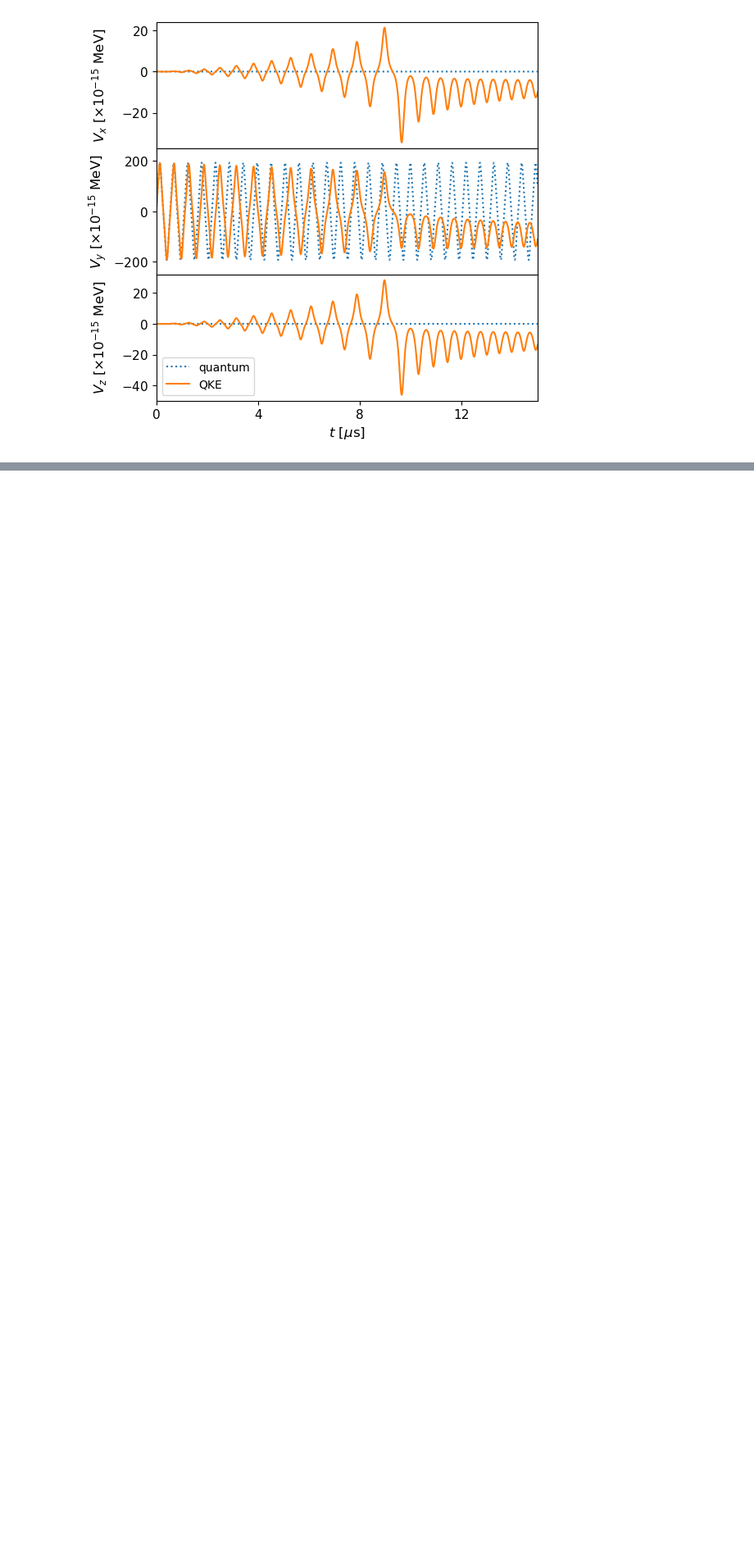
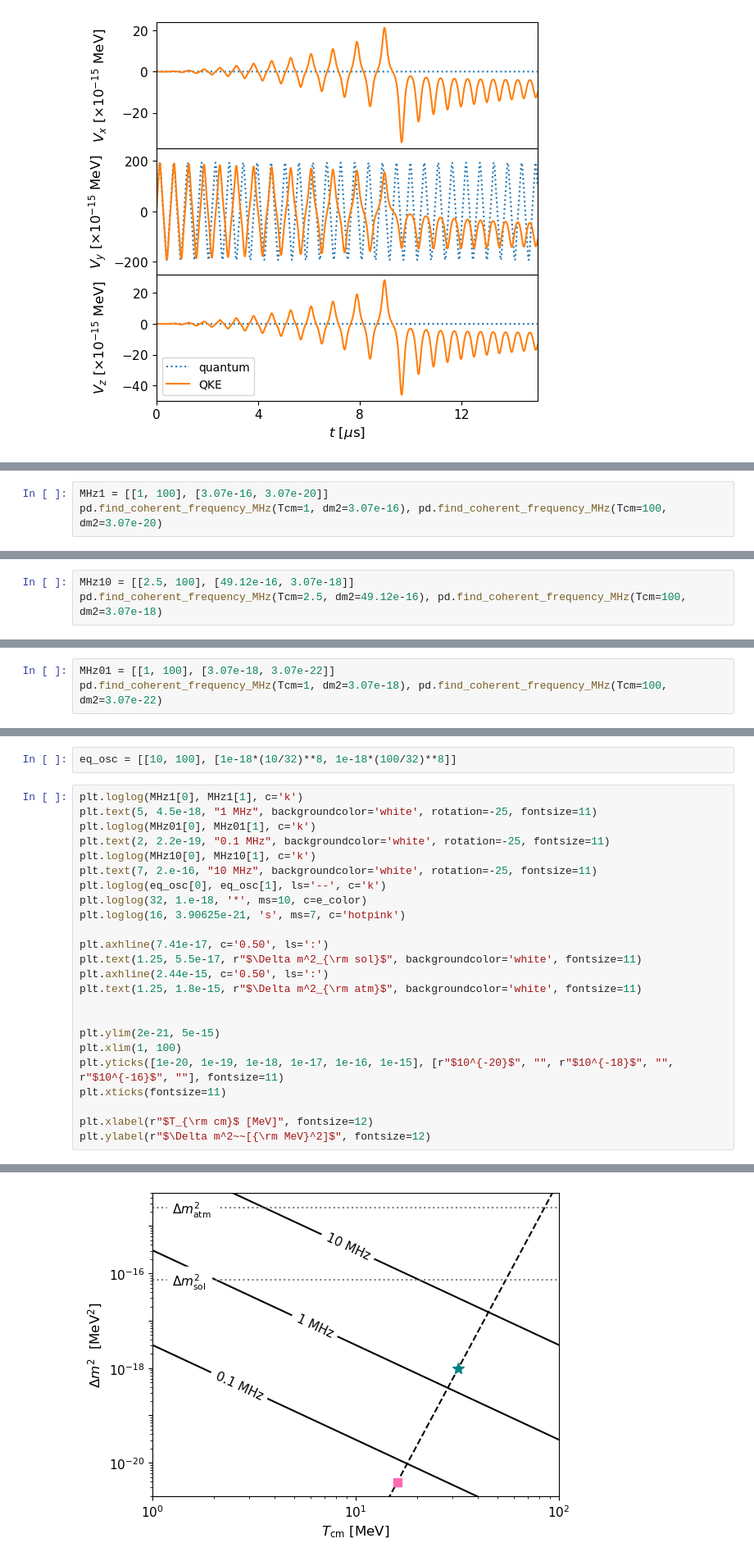
Before and after one commit to nuLABatUSD/QKESolveMPI, a Jupyter notebook: analysis/QKEPaperFigs.ipynb, the cells around one changed output, grey strips where cells are left out. Shown at 82% size. Drawn from its saved outputs; the diff is of its cells as text; blank space fills up the shorter version.

```diff
--- a/analysis/QKEPaperFigs.ipynb
+++ b/analysis/QKEPaperFigs.ipynb
@@ -152,0 +162,3 @@ plt.show()
+# %%
+MHz1 = [[1, 100], [3.07e-16, 3.07e-20]]
+pd.find_coherent_frequency_MHz(Tcm=1, dm2=3.07e-16), pd.find_coherent_frequency_MHz(Tcm=100, dm2=3.07e-20)
@@ -152,0 +167,3 @@ plt.show()
+# %%
+MHz10 = [[2.5, 100], [49.12e-16, 3.07e-18]]
+pd.find_coherent_frequency_MHz(Tcm=2.5, dm2=49.12e-16), pd.find_coherent_frequency_MHz(Tcm=100, dm2=3.07e-18)
@@ -152,0 +172,3 @@ plt.show()
+# %%
+MHz01 = [[1, 100], [3.07e-18, 3.07e-22]]
+pd.find_coherent_frequency_MHz(Tcm=1, dm2=3.07e-18), pd.find_coherent_frequency_MHz(Tcm=100, dm2=3.07e-22)
@@ -152,0 +177,27 @@ plt.show()
+# %%
+eq_osc = [[10, 100], [1e-18*(10/32)**8, 1e-18*(100/32)**8]]
+# %%
+plt.loglog(MHz1[0], MHz1[1], c='k')
+plt.text(5, 4.5e-18, "1 MHz", backgroundcolor='white', rotation=-25, fontsize=11)
+plt.loglog(MHz01[0], MHz01[1], c='k')
+plt.text(2, 2.2e-19, "0.1 MHz", backgroundcolor='white', rotation=-25, fontsize=11)
+plt.loglog(MHz10[0], MHz10[1], c='k')
+plt.text(7, 2.e-16, "10 MHz", backgroundcolor='white', rotation=-25, fontsize=11)
+plt.loglog(eq_osc[0], eq_osc[1], ls='--', c='k')
+plt.loglog(32, 1.e-18, '*', ms=10, c=e_color)
+plt.loglog(16, 3.90625e-21, 's', ms=7, c='hotpink')
+
+plt.axhline(7.41e-17, c='0.50', ls=':')
+plt.text(1.25, 5.5e-17, r"$\Delta m^2_{\rm sol}$", backgroundcolor='white', fontsize=11)
+plt.axhline(2.44e-15, c='0.50', ls=':')
+plt.text(1.25, 1.8e-15, r"$\Delta m^2_{\rm atm}$", backgroundcolor='white', fontsize=11)
+
+
+plt.ylim(2e-21, 5e-15)
+plt.xlim(1, 100)
+plt.yticks([1e-20, 1e-19, 1e-18, 1e-17, 1e-16, 1e-15], [r"$10^{-20}$", "", r"$10^{-18}$", "", r"$10^{-16}$", ""], fontsize=11)
+plt.xticks(fontsize=11)
+
+plt.xlabel(r"$T_{\rm cm}$ [MeV]", fontsize=12)
+plt.ylabel(r"$\Delta m^2~~[{\rm MeV}^2]$", fontsize=12)
+# %% [output]
@@ -152,0 +205 @@ plt.show()
+[figure, added]
```
Also changed, not shown: parts of 16 cells of this notebook, 1 other file.
